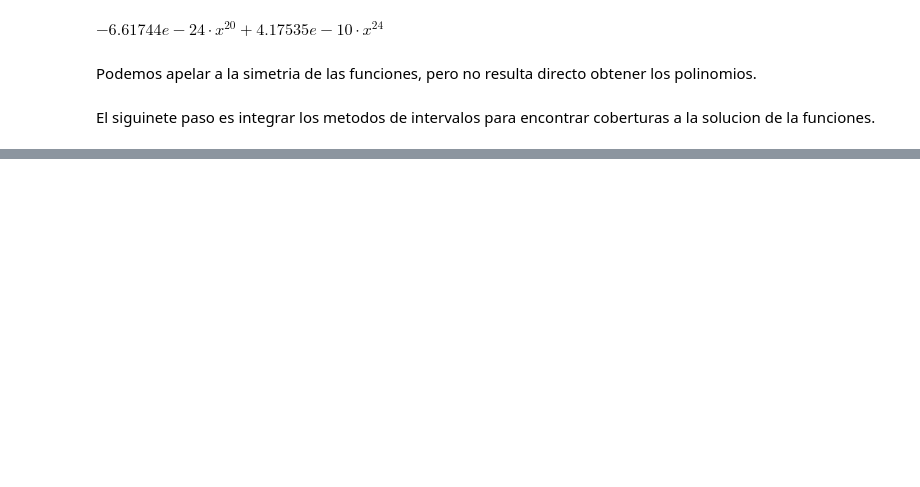
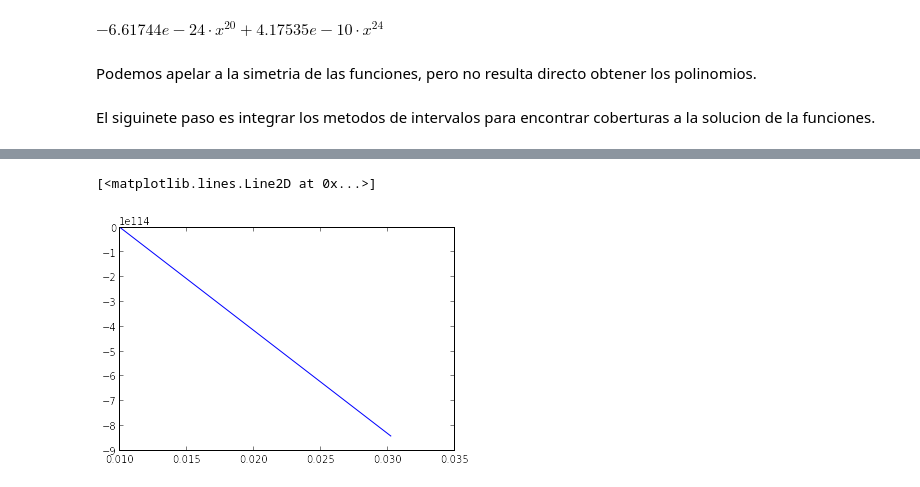
Before and after one commit to zamorays/metodos_rigurosos, a Jupyter notebook: clases/specFunctions_Taylor.ipynb, the cells around one changed output, grey strips where cells are left out. Saved outputs shown, nothing was run; the diff lists cells and outputs as text; code cells hidden in the pictures; blank space fills up the shorter version.

```diff
--- a/clases/specFunctions_Taylor.ipynb
+++ b/clases/specFunctions_Taylor.ipynb
@@ -547,0 +556,18 @@ El siguinete paso es integrar los metodos de intervalos para encontrar cobertura
+# %%
+def FGPE(y,dy,x,n=1,g=1.25,hl=1.0):
+    return -3./x * dy - y + x**3*y**3
+# %%
+orden=35
+r0=0.00001
+dr = 0.1
+vortex = taylorDiff([0.00001,0.0004],orden) #Serie solución H1
+r = taylorDiff([r0,1.],orden) #Variable independiente
+# %%
+Vortex = []
+for x in np.linspace(0.01,1.):
+    VortexSol = Integrator2nd(FGPE,r,orden,0.,1.,2,vortex,1)
+    r0 += dr
+    vortex = taylorDiff([VortexSol(r0),(VortexSol.deriv())(r0)],orden)
+    r = taylorDiff([r0,1.],orden)
+    Vortex.append(VortexSol(r0))
+    print r0,Vortex
@@ -547,0 +592,5 @@ El siguinete paso es integrar los metodos de intervalos para encontrar cobertura
+# %%
+plt.plot(np.linspace(0.01,1.),Vortex)
+# %% [output]
+[<matplotlib.lines.Line2D at 0x...>]
+[figure, added]
```
Also changed, not shown: parts of 17 cells of this notebook.
